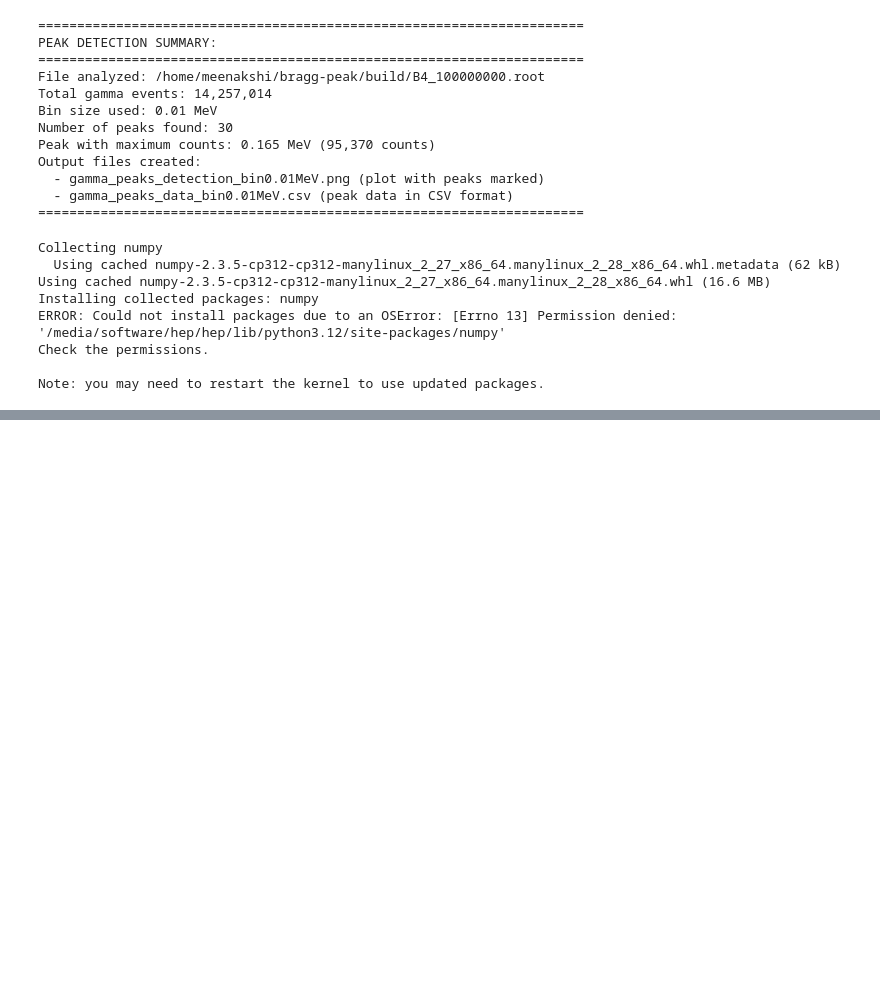
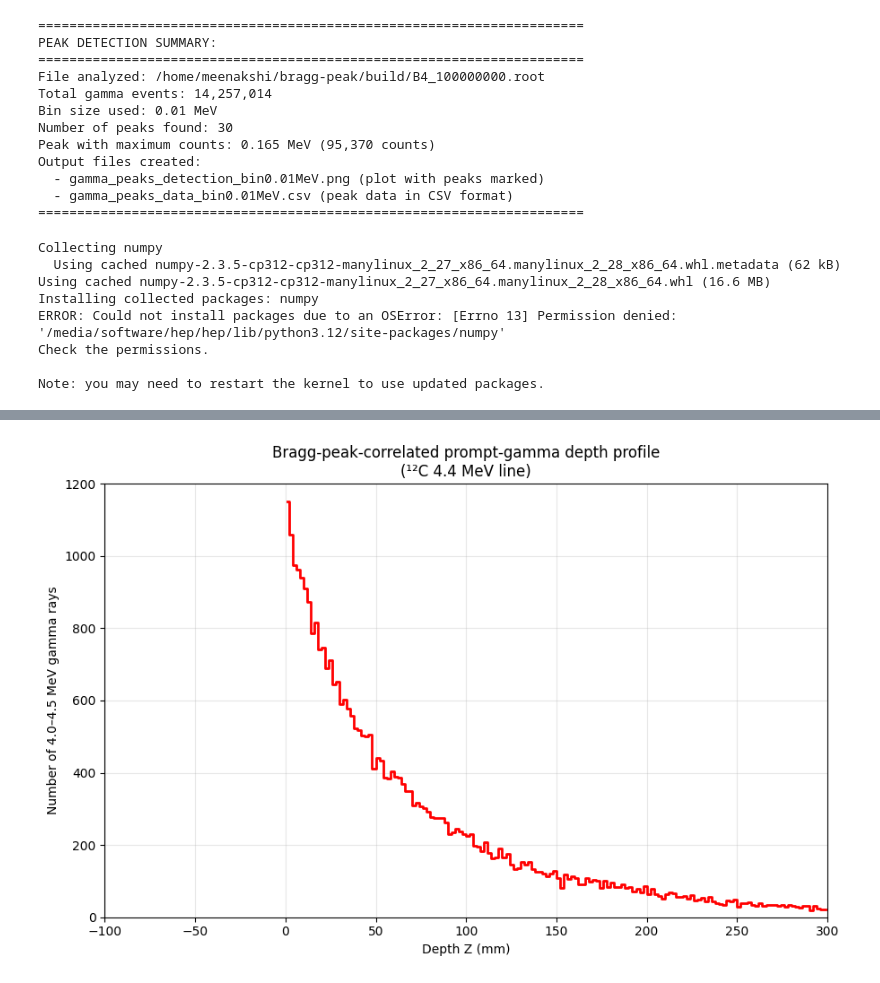
Before and after one commit to Meenakshi1609/prompt-gamma-analysis, a Jupyter notebook: analysis_1.ipynb, the cells around one changed output, grey strips where cells are left out. Cells and saved outputs as stored; diff of their text form; code cells hidden in the pictures; blank space fills up the shorter version.

Commit message:
Analysis notebooks and Geant4 source updates

```diff
--- a/analysis_1.ipynb
+++ b/analysis_1.ipynb
@@ -1227,0 +1626,97 @@ if __name__ == "__main__":
+# %%
+import ROOT
+import numpy as np
+import matplotlib.pyplot as plt
+import os
+
+# =============================
+# CONFIGURATION
+# =============================
+ROOT_FILE = "/home/meenakshi/bragg-peak/build/B4_100000000.root"
+TREE_NAME = "PhotonData"
+
+# Column indices from your Geant4 code
+PID_COL   = 0
+X_COL     = 1
+Y_COL     = 2
+Z_COL     = 3
+E_COL     = 4
+
+# Physics selection
+GAMMA_PID = 22
+E_MIN = 4.0   # MeV
+E_MAX = 4.5   # MeV
+
+# Z binning (phantom depth)
+Z_MIN = 0.0     # mm
+Z_MAX = 300.0   # mm  (adjust if needed)
+Z_BIN = 2.0     # mm
+# =============================
+
+# Open ROOT file
+file = ROOT.TFile(ROOT_FILE, "READ")
+tree = file.Get(TREE_NAME)
+
+if not tree:
+    print("ERROR: Tree not found!")
+    file.Close()
+    exit()
+
+n_entries = tree.GetEntries()
+print(f"Total entries: {n_entries:,}")
+
+# Setup arrays
+pid = np.zeros(1, dtype=int)
+z   = np.zeros(1, dtype=float)
+E   = np.zeros(1, dtype=float)
+
+tree.SetBranchStatus("*", 0)
+tree.SetBranchStatus("*", 1)
+
+tree.GetBranch(tree.GetListOfBranches()[PID_COL].GetName()).SetAddress(pid)
+tree.GetBranch(tree.GetListOfBranches()[Z_COL].GetName()).SetAddress(z)
+tree.GetBranch(tree.GetListOfBranches()[E_COL].GetName()).SetAddress(E)
+
+# Prepare Z bins
+z_bins = np.arange(Z_MIN, Z_MAX + Z_BIN, Z_BIN)
+z_centers = 0.5 * (z_bins[:-1] + z_bins[1:])
+counts = np.zeros(len(z_centers))
+
+# Loop over events
+for i in range(n_entries):
+    tree.GetEntry(i)
+
+    # Select gammas in energy window
+    if pid[0] == GAMMA_PID and E_MIN <= E[0] <= E_MAX:
+        if Z_MIN <= z[0] < Z_MAX:
+            idx = int((z[0] - Z_MIN) / Z_BIN)
+            counts[idx] += 1
+
+    if (i + 1) % 10_000_000 == 0:
+        print(f"Processed {i+1:,} entries...")
+
+file.Close()
+
+# -----------------------------
+# Plot depth profile
+# -----------------------------
+plt.figure(figsize=(9, 6))
+
+plt.plot(
+    z_centers,
+    counts,
+    drawstyle="steps-mid",
+    linewidth=2,
+    color="red"
+)
+
+plt.xlabel("Depth Z (mm)")
+plt.ylabel("Number of 4.0–4.5 MeV gamma rays")
+plt.title("Bragg-peak-correlated prompt-gamma depth profile\n(¹²C 4.4 MeV line)")
+plt.grid(alpha=0.3)
+
+plt.tight_layout()
+plt.xlim(-100,300)
+plt.ylim(0,1200)
+plt.show()
+# %% [output]
@@ -1227,0 +1725 @@ if __name__ == "__main__":
+[figure, added]
```
Also changed, not shown: parts of 67 cells of this notebook, 11 other files.
